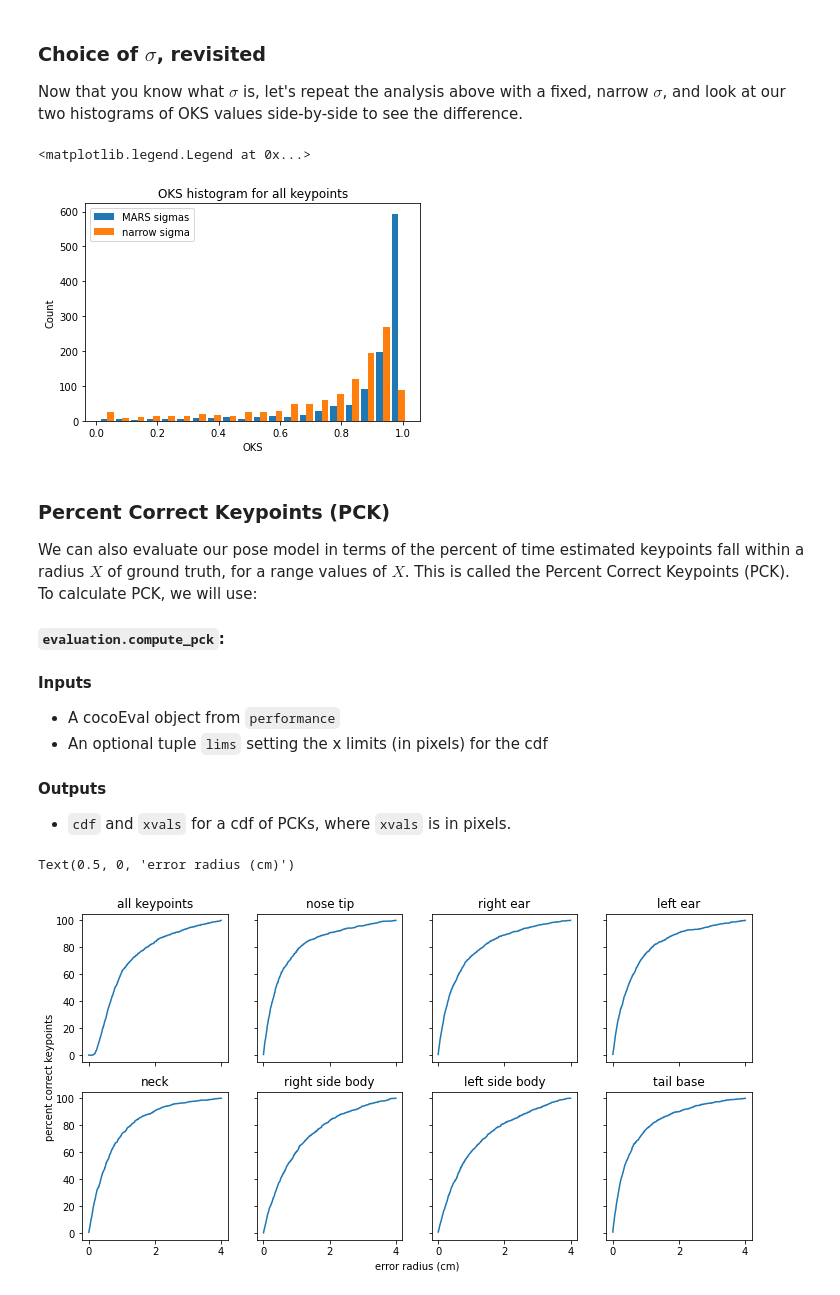
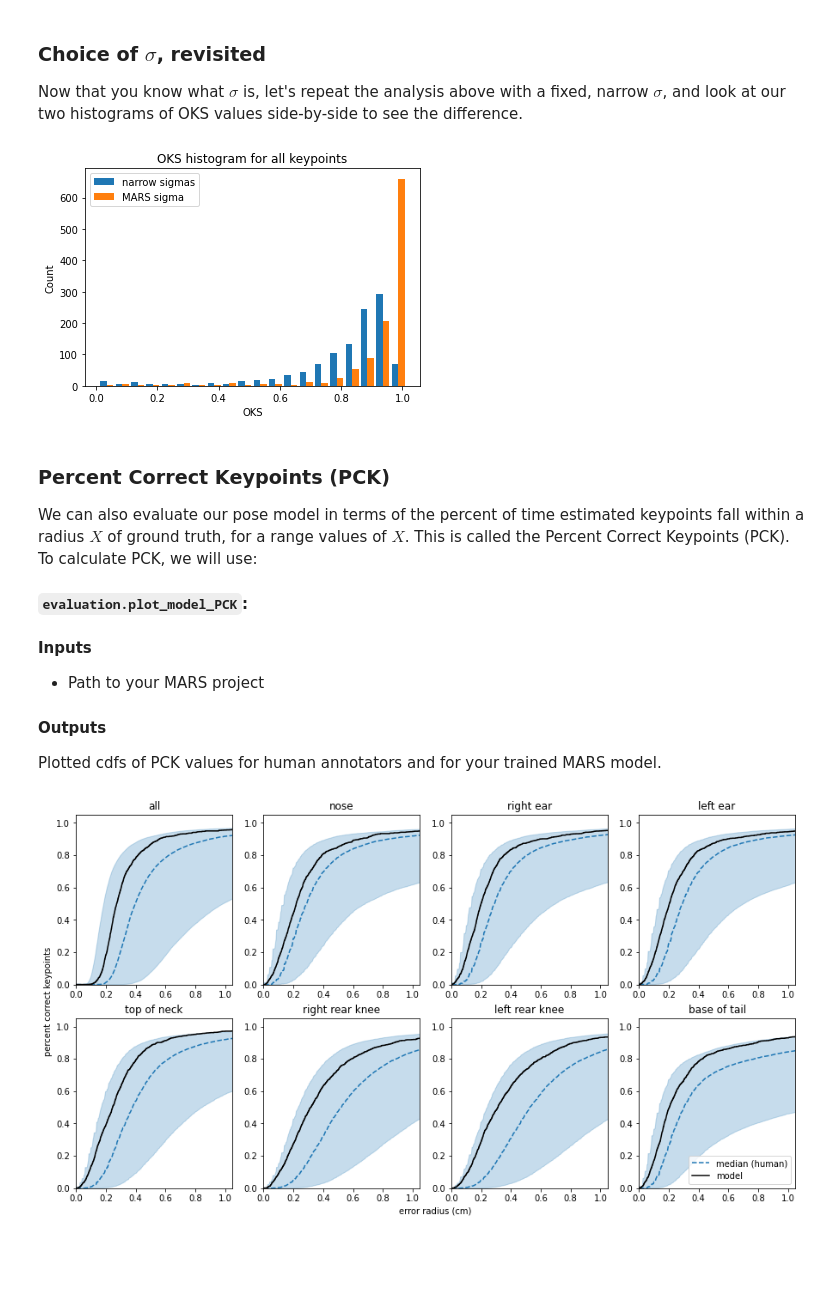
Before and after one commit to neuroethology/MARS_Developer, a Jupyter notebook: hourglass_pose/pose_evaluation_on_test_tfrecords.ipynb, the cells around one changed output. Saved outputs shown, nothing was run; the diff lists cells and outputs as text; code cells hidden in the pictures; blank space fills up the shorter version.

```diff
--- a/hourglass_pose/pose_evaluation_on_test_tfrecords.ipynb
+++ b/hourglass_pose/pose_evaluation_on_test_tfrecords.ipynb
@@ -199,51 +146,34 @@ performance_narrow = evaluation.coco_eval(fid,fixedSigma='narrow')
 # %%
+model = 'top'  # the pose model we're evaluating
 usePart = 'all'
 
-counts_narrow, _ = evaluation.compute_oks_histogram(performance_narrow[usePart])
+counts_MARS, _ = evaluation.compute_oks_histogram(performance_MARS[model][usePart])
 
 binSize = 0.45/len(bins)
 plt.bar((bins[1:]+bins[:-1])/2, counts, binSize)
-plt.bar((bins[1:]+bins[:-1])/2+binSize, counts_narrow, binSize)
+plt.bar((bins[1:]+bins[:-1])/2+binSize, counts_MARS, binSize)
 plt.title('OKS histogram for ' + ('all keypoints' if usePart == 'all' else usePart))
 plt.ylabel('Count')
 plt.xlabel('OKS')
-plt.legend(('MARS sigmas', 'narrow sigma'))
+plt.legend(('narrow sigmas', 'MARS sigma'));
 # %% [output]
-<matplotlib.legend.Legend at 0x...>
-[figure, old version]
+[figure, new version]
 # %% [markdown]
 ### Percent Correct Keypoints (PCK)
 
 We can also evaluate our pose model in terms of the percent of time estimated keypoints fall within a radius $X$ of ground truth, for a range values of $X$. This is called the Percent Correct Keypoints (PCK). To calculate PCK, we will use:
 
-#### `evaluation.compute_pck`:
+#### `evaluation.plot_model_PCK`:
 
 #### Inputs
-* A cocoEval object from `performance`
-* An optional tuple `lims` setting the x limits (in pixels) for the cdf
+* Path to your MARS project
 
 #### Outputs
-* `cdf` and `xvals` for a cdf of PCKs, where `xvals` is in pixels.
+Plotted cdfs of PCK values for human annotators and for your trained MARS model.
-# %%
-pix_per_cm = 37.7 # resolution of MARS data
-fig, ax = plt.subplots(2, 4, sharex='all', sharey='all', figsize=(12,6))
-ax=ax.flatten()
-
-counts, super_counts, binctrs = compute_human_PCK(project, xlim=xlim, pixel_units=pixel_units)
-
-for i, usePart in enumerate(performance.keys()):
-    counts_model,xvals = evaluation.compute_model(performance[usePart],lims = (0,4*pix_per_cm))
-    cdf = np.cumsum(counts_model) / sum(counts_model)
-
-    ax[i].plot(xvals/pix_per_cm,cdf*100)
-    ax[i].set_title('all keypoints' if usePart == 'all' else usePart)
-
-
-fig.add_subplot(111, frameon=False)
-plt.tick_params(labelcolor='none', top=False, bottom=False, left=False, right=False)
-plt.grid(False)
-plt.ylabel('percent correct keypoints')
-plt.xlabel('error radius (cm)')
-# %% [output]
-Text(0.5, 0, 'error radius (cm)')
-[figure, removed]
+# %%
+from hourglass_pose import evaluation
+
+project_path = 'D:\my_project'
+evaluation.plot_model_PCK(project_path, combine_animals=True)
+# %% [output]
+[figure, added]
```
Also changed, not shown: parts of 11 cells of this notebook, 2 other files.
